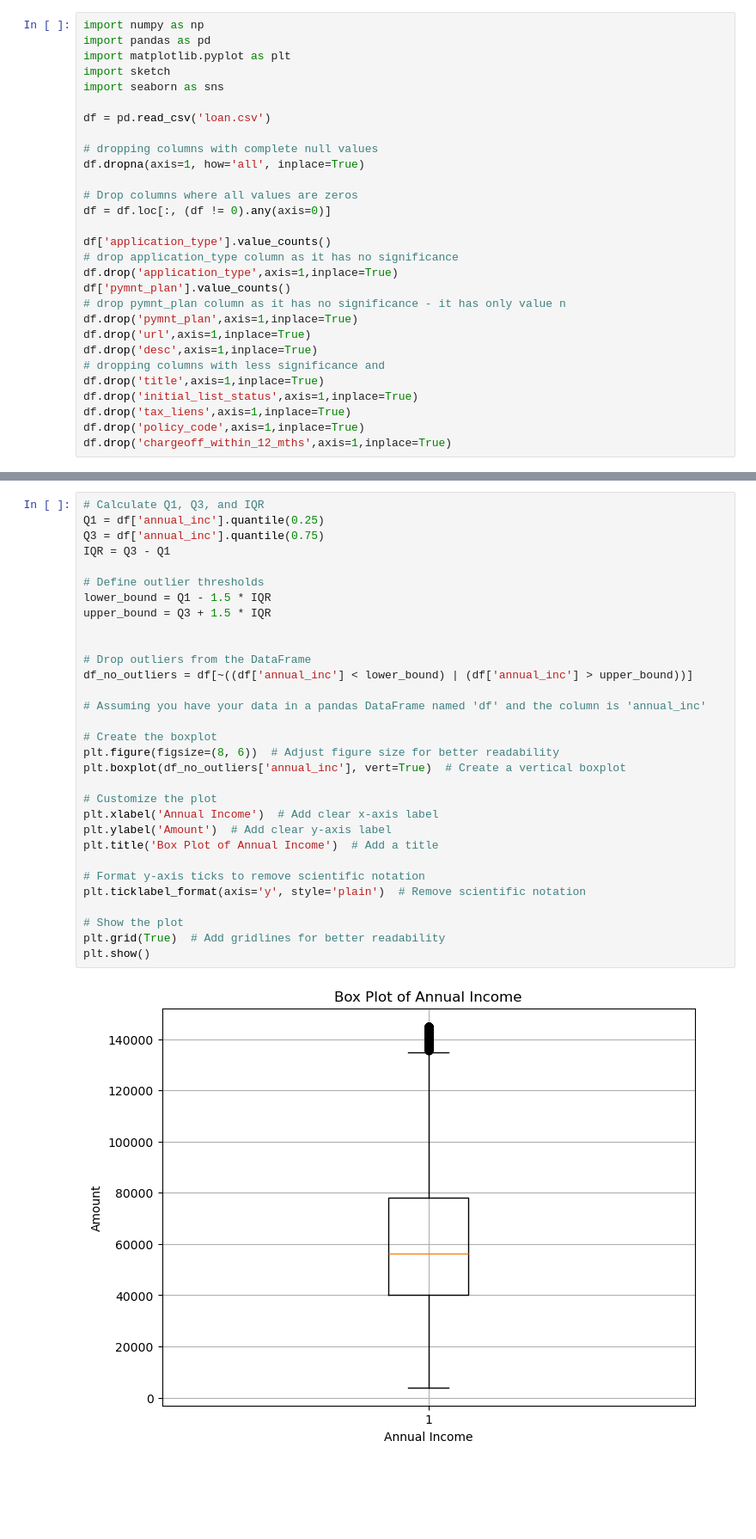
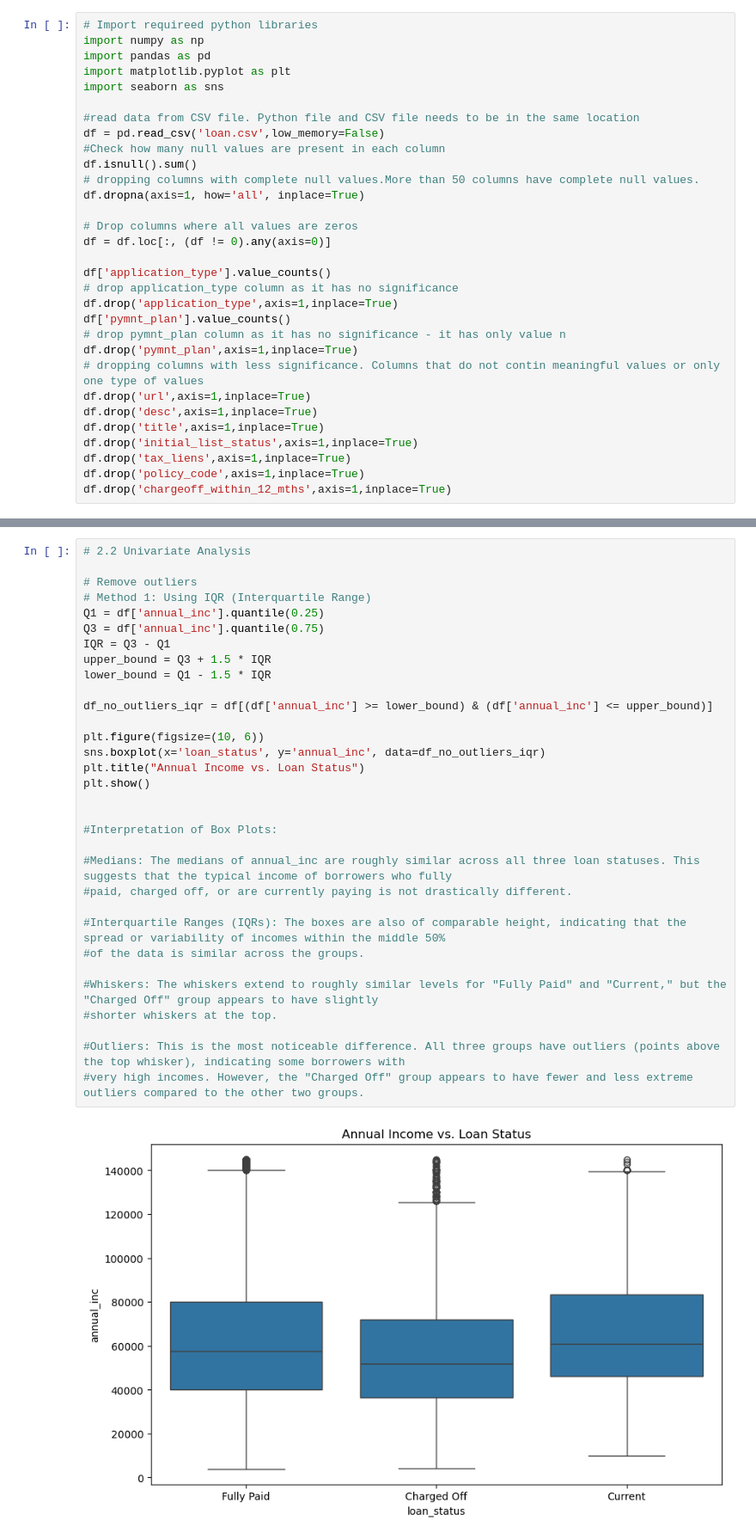
Before and after one commit to maheshh22/LendingClub, a Jupyter notebook: Lending_club.ipynb, the cells around one changed output, grey strips where cells are left out. Shown at 86% size. Saved outputs shown, nothing was run; the diff lists cells and outputs as text; blank space fills up the shorter version.

Commit message:
Add files via upload
co-relation matrix, dti analysis added

```diff
--- a/Lending_club.ipynb
+++ b/Lending_club.ipynb
@@ -3,13 +28,15 @@
 # %%
+# Import requireed python libraries
 import numpy as np
 import pandas as pd
 import matplotlib.pyplot as plt
-import sketch
 import seaborn as sns
 
-df = pd.read_csv('loan.csv')
-
-# dropping columns with complete null values
+#read data from CSV file. Python file and CSV file needs to be in the same location
+df = pd.read_csv('loan.csv',low_memory=False)
+#Check how many null values are present in each column
+df.isnull().sum()
+# dropping columns with complete null values.More than 50 columns have complete null values.
 df.dropna(axis=1, how='all', inplace=True)
 
 # Drop columns where all values are zeros
@@ -21,9 +48,9 @@ df.drop('application_type',axis=1,inplace=True)
 df['pymnt_plan'].value_counts()
 # drop pymnt_plan column as it has no significance - it has only value n
 df.drop('pymnt_plan',axis=1,inplace=True)
+# dropping columns with less significance. Columns that do not contin meaningful values or only one type of values
 df.drop('url',axis=1,inplace=True)
 df.drop('desc',axis=1,inplace=True)
-# dropping columns with less significance and
 df.drop('title',axis=1,inplace=True)
 df.drop('initial_list_status',axis=1,inplace=True)
 df.drop('tax_liens',axis=1,inplace=True)
@@ -201,38 +273,39 @@ min      4.000000e+03
 max      6.000000e+06
 Name: annual_inc, dtype: float64
 # %%
-# Calculate Q1, Q3, and IQR
+# 2.2 Univariate Analysis
+
+# Remove outliers
+# Method 1: Using IQR (Interquartile Range)
 Q1 = df['annual_inc'].quantile(0.25)
 Q3 = df['annual_inc'].quantile(0.75)
 IQR = Q3 - Q1
+upper_bound = Q3 + 1.5 * IQR
+lower_bound = Q1 - 1.5 * IQR
 
-# Define outlier thresholds
-lower_bound = Q1 - 1.5 * IQR
-upper_bound = Q3 + 1.5 * IQR
+df_no_outliers_iqr = df[(df['annual_inc'] >= lower_bound) & (df['annual_inc'] <= upper_bound)]
+
+plt.figure(figsize=(10, 6))
+sns.boxplot(x='loan_status', y='annual_inc', data=df_no_outliers_iqr)
+plt.title("Annual Income vs. Loan Status")
+plt.show()
 
 
-# Drop outliers from the DataFrame
-df_no_outliers = df[~((df['annual_inc'] < lower_bound) | (df['annual_inc'] > upper_bound))]
+#Interpretation of Box Plots:
 
-# Assuming you have your data in a pandas DataFrame named 'df' and the column is 'annual_inc'
+#Medians: The medians of annual_inc are roughly similar across all three loan statuses. This suggests that the typical income of borrowers who fully
+#paid, charged off, or are currently paying is not drastically different.
 
-# Create the boxplot
-plt.figure(figsize=(8, 6))  # Adjust figure size for better readability
-plt.boxplot(df_no_outliers['annual_inc'], vert=True)  # Create a vertical boxplot
+#Interquartile Ranges (IQRs): The boxes are also of comparable height, indicating that the spread or variability of incomes within the middle 50%
+#of the data is similar across the groups.
 
-# Customize the plot
-plt.xlabel('Annual Income')  # Add clear x-axis label
-plt.ylabel('Amount')  # Add clear y-axis label
-plt.title('Box Plot of Annual Income')  # Add a title
+#Whiskers: The whiskers extend to roughly similar levels for "Fully Paid" and "Current," but the "Charged Off" group appears to have slightly
+#shorter whiskers at the top.
 
-# Format y-axis ticks to remove scientific notation
-plt.ticklabel_format(axis='y', style='plain')  # Remove scientific notation
-
-# Show the plot
-plt.grid(True)  # Add gridlines for better readability
-plt.show()
+#Outliers: This is the most noticeable difference. All three groups have outliers (points above the top whisker), indicating some borrowers with
+#very high incomes. However, the "Charged Off" group appears to have fewer and less extreme outliers compared to the other two groups.
 # %% [output]
-[figure, old version]
+[figure, new version]
 # %%
 annual_income_data = df_no_outliers.groupby('loan_status')['annual_inc'].median().reset_index(name='avg_income')
 plt.figure(figsize=(5, 3))
```
Also changed, not shown: parts of 13 cells of this notebook.
